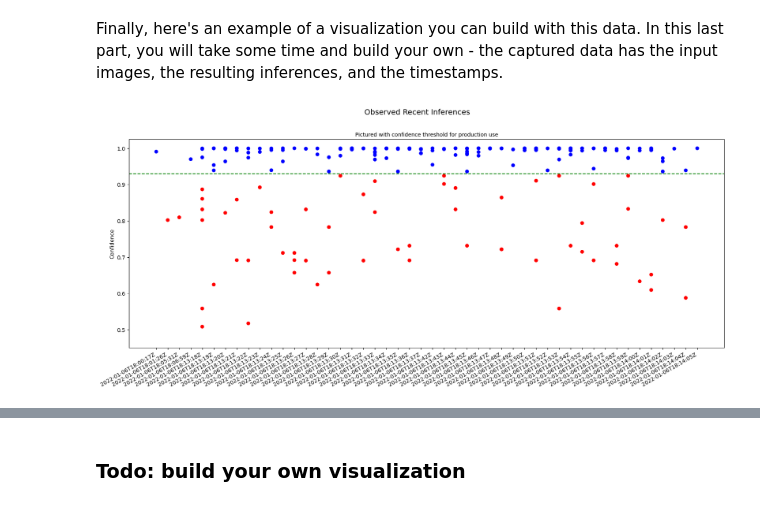
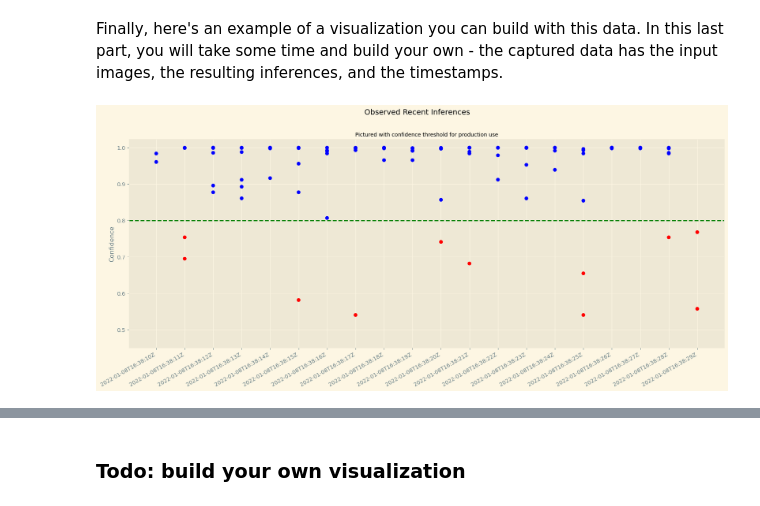
Before and after one commit to markmelling/aws_image_classfication_workflow, a Jupyter notebook: ML_Wrokflow.ipynb, the cells around one changed output, grey strips where cells are left out. Drawn from its saved outputs; the diff is of its cells as text; code cells hidden in the pictures.

```diff
--- a/ML_Wrokflow.ipynb
+++ b/ML_Wrokflow.ipynb
@@ -339,16 +319,17 @@ from sagemaker import get_execution_role
 load_dotenv()
 print(os.getenv('aws_secret_access_key'))
 
-boto_session = boto3.Session(
-    region_name='us-east-1',
-    aws_access_key_id=os.getenv('aws_access_key_id'),
-    aws_secret_access_key=os.getenv('aws_secret_access_key')
-)
-
-#smclient = boto3.Session(
+# Use this if running notebook in sagemaker studio
+boto_session = boto3.Session()
+# Note
+# to run the notebook locally, the following is done
+# explicitly reference region
+# retrieve access id and key from environment
+#boto_session = boto3.Session(
+#    region_name='us-east-1',
 #    aws_access_key_id=os.getenv('aws_access_key_id'),
 #    aws_secret_access_key=os.getenv('aws_secret_access_key')
-#).client('sagemaker')
+#)
 
 sess = sagemaker.Session(boto_session=boto_session)
 
@@ -358,8 +339,13 @@ print("Default Bucket: {}".format(bucket))
 region = boto_session.region_name
 print("AWS Region: {}".format(region))
 
-#role = get_execution_role()
-role = 'arn:aws:iam::379838984284:role/service-role/AmazonSageMaker-ExecutionRole-20211220T143633'
+# Use this if running notebook in sagemaker studio
+role = get_execution_role()
+# NOTE You can only use the get_execution_role when running
+# the notebook from within SageMaker (see https://docs.aws.amazon.com/sagemaker/latest/dg/sagemaker-roles.html)
+# As the notbook is generally being run locally I've had to resort to using a hardcoded role,
+# which I appreciate is not best practise
+#role = 'arn:aws:iam::379838984284:role/service-role/AmazonSageMaker-ExecutionRole-20211220T143633'
 print("RoleArn: {}".format(role))
 # %% [output]
 ek8zfa8JEVlnYZJmzihxwICE18Xz7bqLEe5tilgW
@@ -780,7 +765,7 @@ generate_test_case()
 # %%
 # invoke step function with generated data
 test_cases = []
-num_tests = 200
+num_tests = 100
 for i in range(num_tests):
     test_cases.append(generate_test_case())
 
@@ -876,33 +852,35 @@ simple_getter(json_data[0])
 Finally, here's an example of a visualization you can build with this data. In this last part, you will take some time and build your own - the captured data has the input images, the resulting inferences, and the timestamps.
 # %%
 # Populate the data for the x and y axis
+inferences = np.empty((len(json_data), 2))
 x = []
 y = []
 y_argmax = []
-for obj in json_data:
+for i, obj in enumerate(json_data):
     inference, timestamp = simple_getter(obj)
+    inferences[i] = inference
     y.append(max(inference))
     y_argmax.append(np.argmax(inference))
     x.append(timestamp)
 
 # Todo: here is an visualization example, take some time to build another visual that helps monitor the result
 # Plot the data
 plt.figure(figsize=(20,8))#setting the figure size
 
-THRESHOLD = 0.93
+THRESHOLD = 0.80
 
 plt.scatter(x, y, c=['r' if k<THRESHOLD else 'b' for k in y])
 # horizontal line matches image threshold
 plt.axhline(y=THRESHOLD, color='g', linestyle='--')
 plt.ylim(bottom=.45)
 
 # Add labels
 plt.ylabel("Confidence")
 plt.suptitle("Observed Recent Inferences", size=14)
 plt.title("Pictured with confidence threshold for production use", size=10)
 
 # Give it some pizzaz!
 plt.style.use("Solarize_Light2")
 plt.gcf().autofmt_xdate()
 # %% [output]
-[figure, old version]
+[figure, new version]
```
Also changed, not shown: parts of 17 cells of this notebook, 8 other files.
